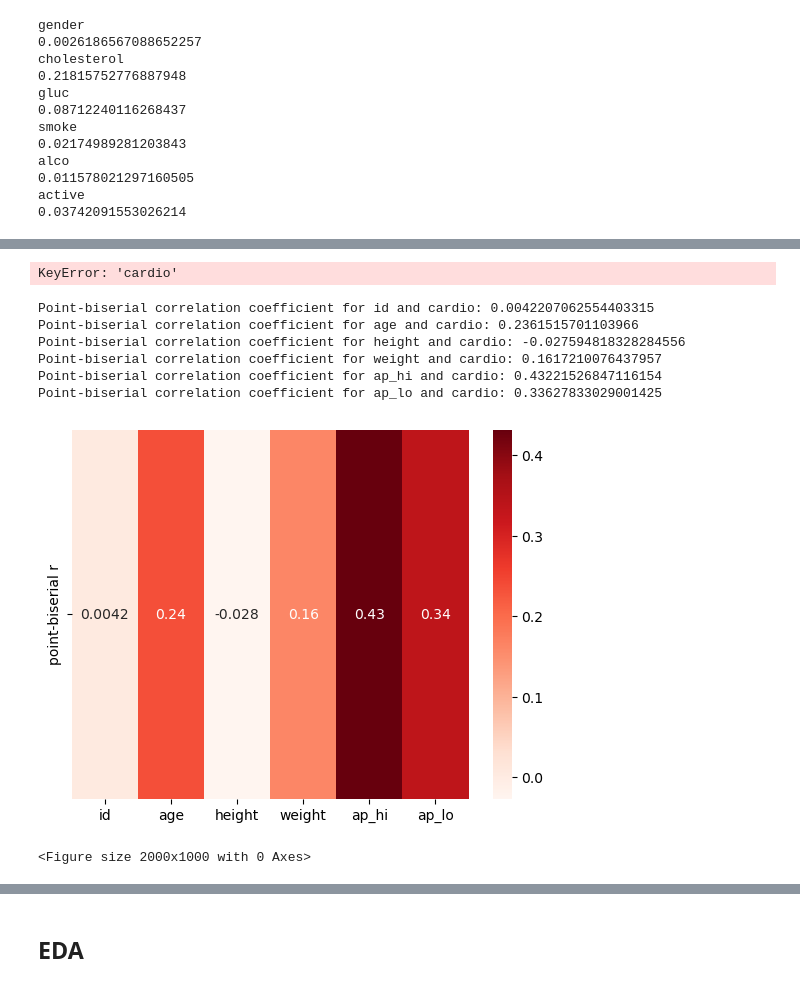
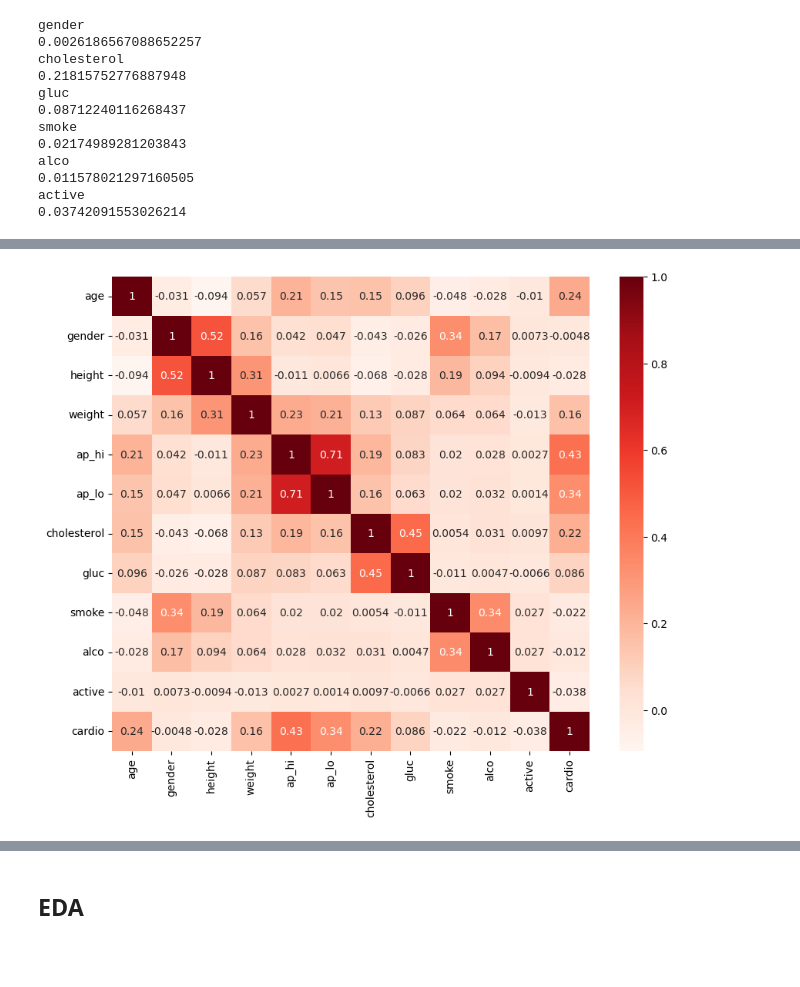
Before and after one commit to M-ImranIsmael/Supervised-Learning, a Jupyter notebook: cardio.ipynb, the cells around one changed output, grey strips where cells are left out. Drawn from its saved outputs; the diff is of its cells as text; code cells hidden in the pictures; blank space fills up the shorter version.

```diff
--- a/cardio.ipynb
+++ b/cardio.ipynb
@@ -284,33 +296,9 @@ ap_lo
 # %%
-# Finding the corelation between continuous data
-df_con = df.loc[:, continuous_columns]
-corr = df_con.corr()
-df_con.corr()['cardio'].sort_values()
-plt.figure()
-sns.heatmap(corr, cmap='Reds', annot=True)
+# Relationship between all variables in the dataset
+df_all = df
+corr_matrix = df_all.corr()
+plt.figure(figsize=(10,8))
+sns.heatmap(corr_matrix, cmap='Reds', annot=True)
 plt.show()
 # %% [output]
-KeyError: 'cardio'
+[figure, added]
-# %%
-from scipy.stats import pointbiserialr
-
-results = {}
-for col in continuous_columns:
-    if col != 'cardio':
-        r, p = pointbiserialr(df[col], df['cardio'])
-        results[col] = r
-        print(f'Point-biserial correlation coefficient for {col} and cardio: {r}')
-
-# visualize the point-biserial correlation using a heatmap
-sns.heatmap(pd.DataFrame(results, index=['point-biserial r']), cmap='Reds', annot=True)
-plt.figure(figsize=(20,10))
-plt.show()
-# %% [output]
-Point-biserial correlation coefficient for id and cardio: 0.0042207062554403315
-Point-biserial correlation coefficient for age and cardio: 0.2361515701103966
-Point-biserial correlation coefficient for height and cardio: -0.027594818328284556
-Point-biserial correlation coefficient for weight and cardio: 0.1617210076437957
-Point-biserial correlation coefficient for ap_hi and cardio: 0.43221526847116154
-Point-biserial correlation coefficient for ap_lo and cardio: 0.33627833029001425
-[figure, removed]
-<Figure size 2000x1000 with 0 Axes>
```
Also changed, not shown: parts of 50 cells of this notebook.
